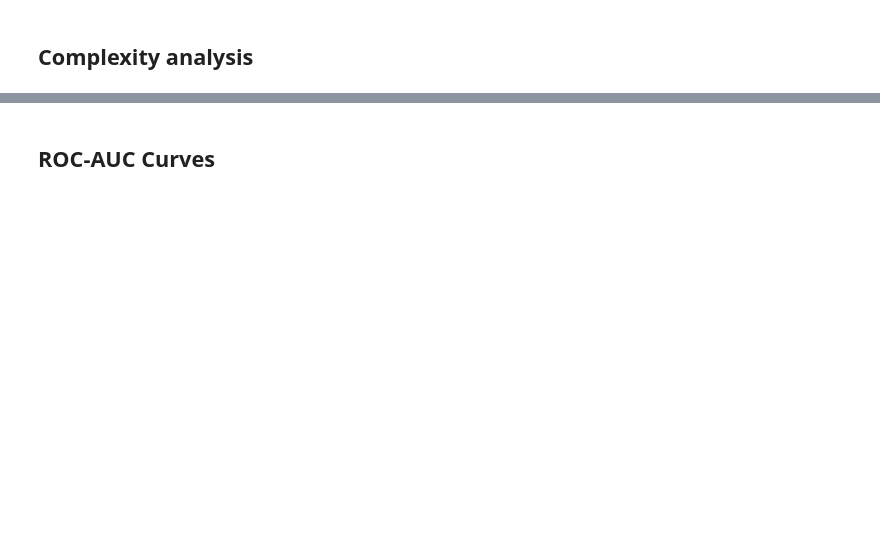
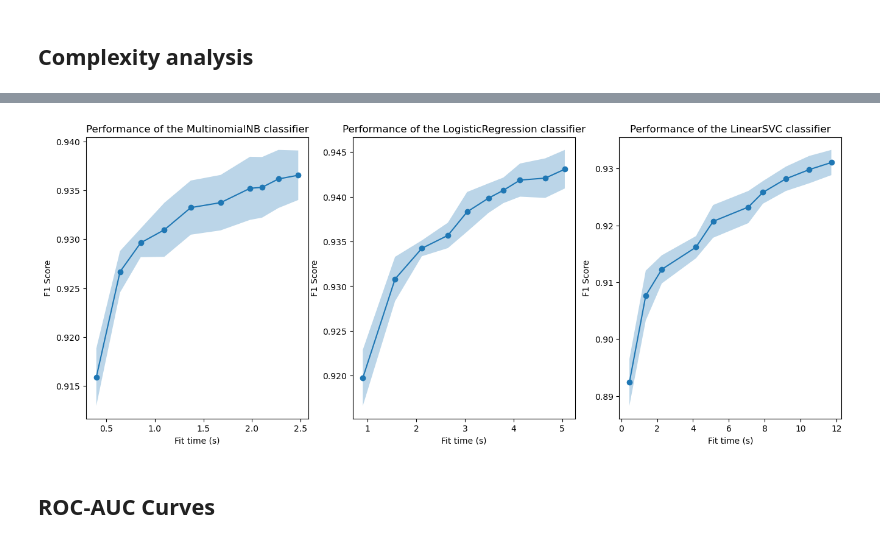
Before and after one commit to CharlesAttend/RITAL-Projet1, a Jupyter notebook: part1_speaker_recognition/notebooks/ROC-Exploration-Imbalanced-Learning.ipynb, the cells around one changed output, grey strips where cells are left out. Cells and saved outputs as stored; diff of their text form; code cells hidden in the pictures; blank space fills up the shorter version.

```diff
--- a/part1_speaker_recognition/notebooks/ROC-Exploration-Imbalanced-Learning.ipynb
+++ b/part1_speaker_recognition/notebooks/ROC-Exploration-Imbalanced-Learning.ipynb
@@ -297,27 +204,30 @@ for ax_idx, (fit_times, score_times, estimator) in enumerate(
 # %%
 fig, ax = plt.subplots(nrows=1, ncols=3, figsize=(16, 6))
 
 for ax_idx, (fit_times, test_scores, estimator) in enumerate(
     zip(
         [fit_times_nb, fit_times_lr, fit_times_svm],
-        [score_times_nb, score_times_lr, score_times_svm],
+        [test_scores_nb, test_scores_lr, test_scores_svm],
         ["MultinomialNB", "LogisticRegression", "LinearSVC"],
     )
 ):
     ax[ax_idx].plot(fit_times.mean(axis=1), test_scores.mean(axis=1), "o-")
     ax[ax_idx].fill_between(
         fit_times.mean(axis=1),
         test_scores.mean(axis=1) - test_scores.std(axis=1),
         test_scores.mean(axis=1) + test_scores.std(axis=1),
         alpha=0.3,
     )
-    ax[ax_idx].set_ylabel("Accuracy")
+    ax[ax_idx].set_ylabel("F1 Score")
     ax[ax_idx].set_xlabel("Fit time (s)")
     ax[ax_idx].set_title(
         f"Performance of the {estimator} classifier"
     )
 
+plt.savefig("../reports/figures/complexity_analysis_accuracy.png", dpi=100)
 plt.show()
+# %% [output]
+[figure, added]
 # %% [markdown]
 ## ROC-AUC Curves
 # %%
```
Also changed, not shown: parts of 19 cells of this notebook, 12 other files.
